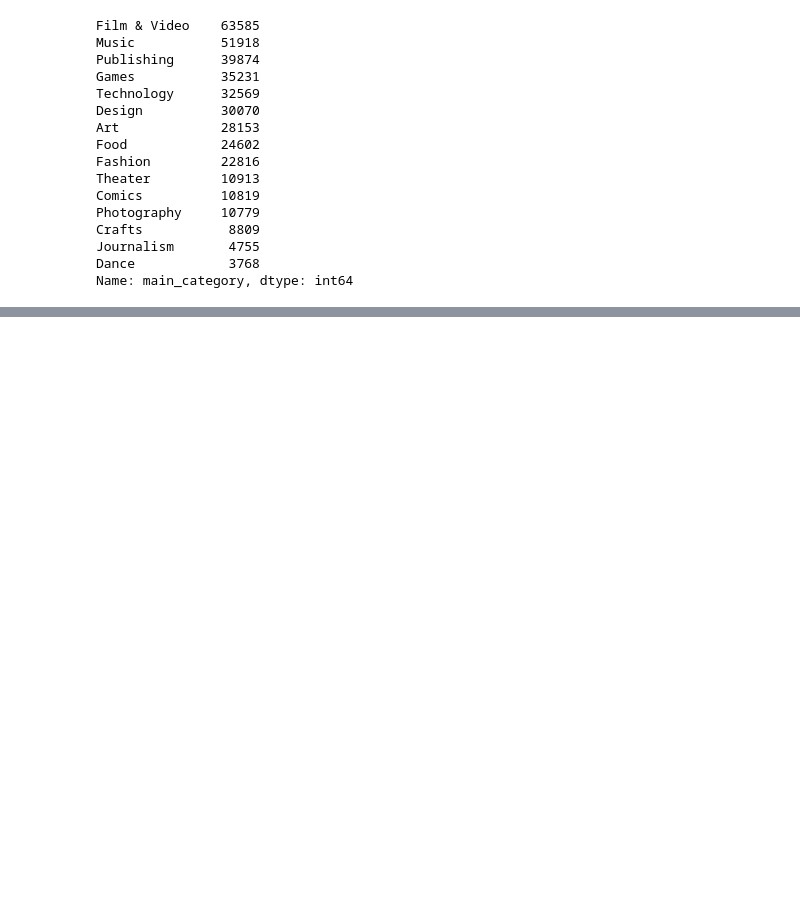
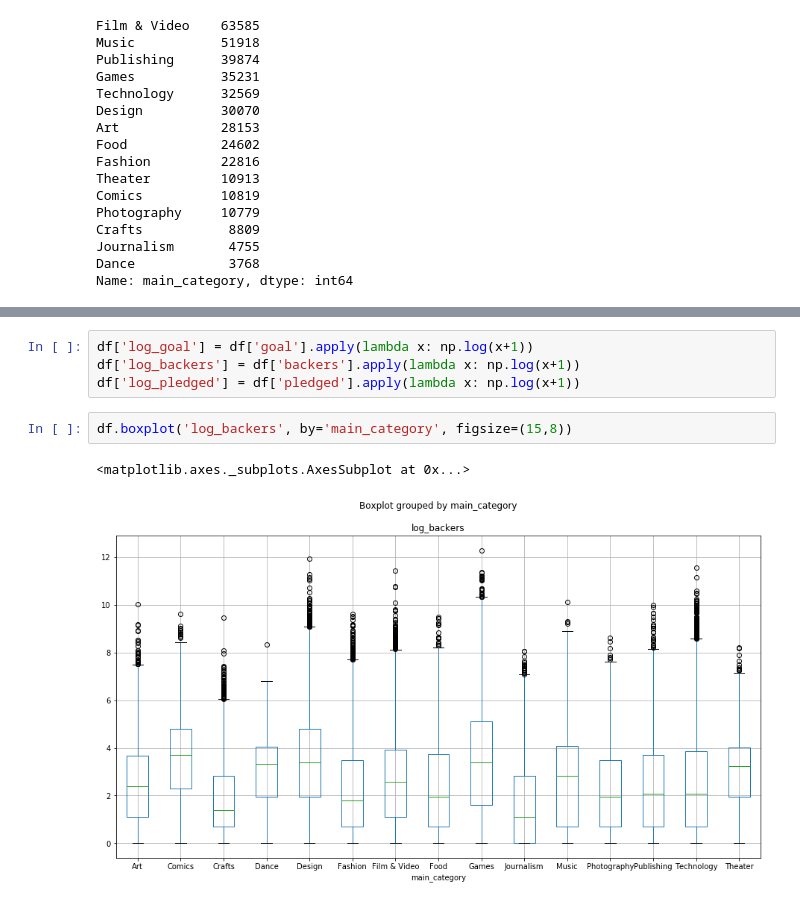
Before and after one commit to jlinGG/Thinkful-DS-Bootcamp, a Jupyter notebook: Kickstarter-Projects.ipynb, the cells around one changed output, grey strips where cells are left out. Drawn from its saved outputs; the diff is of its cells as text; blank space fills up the shorter version.

```diff
--- a/Kickstarter-Projects.ipynb
+++ b/Kickstarter-Projects.ipynb
@@ -79,0 +91,9 @@ array(['failed', 'canceled', 'successful', 'live', 'undefined', 'suspended'], dt
+# %%
+df['log_goal'] = df['goal'].apply(lambda x: np.log(x+1))
+df['log_backers'] = df['backers'].apply(lambda x: np.log(x+1))
+df['log_pledged'] = df['pledged'].apply(lambda x: np.log(x+1))
+# %%
+df.boxplot('log_backers', by='main_category', figsize=(15,8))
+# %% [output]
+<matplotlib.axes._subplots.AxesSubplot at 0x...>
+[figure, added]
```
Also changed, not shown: parts of 46 cells of this notebook.
